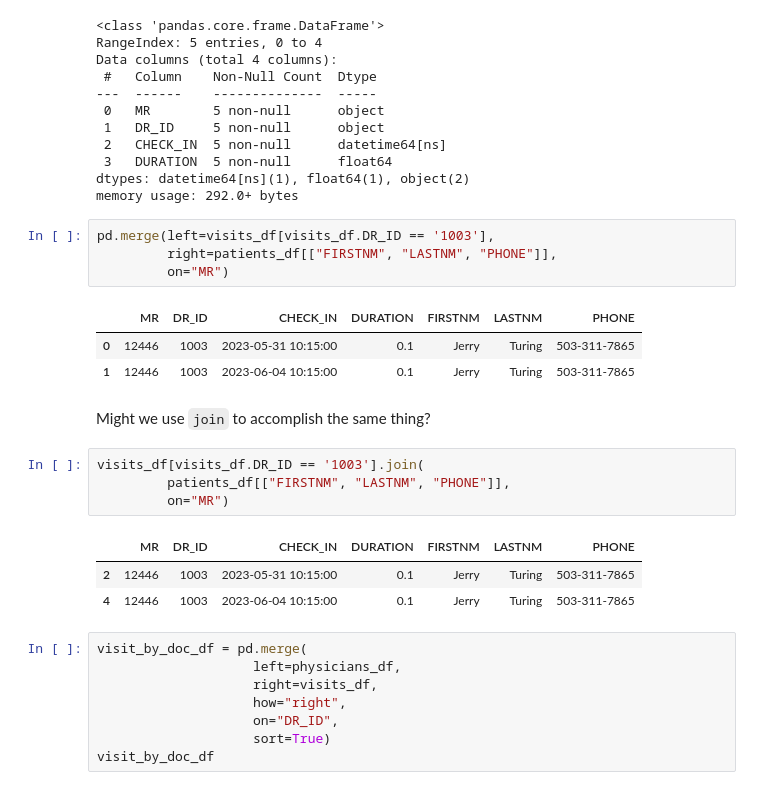
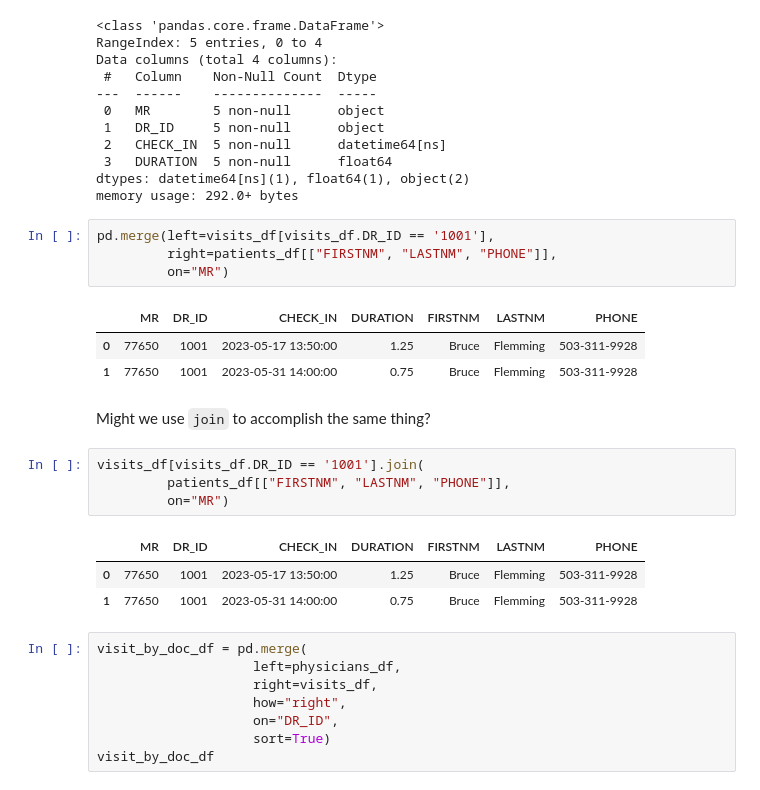
Before and after one commit to 4dsolutions/clarusway_data_analysis, a Jupyter notebook: DAwPy_S10_(Working with Text and Time Data)/DAwPy_S10_Joining_Tables.ipynb, the cells around one changed output. Drawn from its saved outputs; the diff is of its cells as text.

```diff
--- a/DAwPy_S10_(Working with Text and Time Data)/DAwPy_S10_Joining_Tables.ipynb
+++ b/DAwPy_S10_(Working with Text and Time Data)/DAwPy_S10_Joining_Tables.ipynb
@@ -198,23 +250,23 @@ Data columns (total 4 columns):
 dtypes: datetime64[ns](1), float64(1), object(2)
 memory usage: 292.0+ bytes
 # %%
-pd.merge(left=visits_df[visits_df.DR_ID == '1003'],
+pd.merge(left=visits_df[visits_df.DR_ID == '1001'],
          right=patients_df[["FIRSTNM", "LASTNM", "PHONE"]],
          on="MR")
 # %% [output]
 |  | MR | DR_ID | CHECK_IN | DURATION | FIRSTNM | LASTNM | PHONE |
-| 0 | 12446 | 1003 | 2023-05-31 10:15:00 | 0.1 | Jerry | Turing | 503-311-7865 |
-| 1 | 12446 | 1003 | 2023-06-04 10:15:00 | 0.1 | Jerry | Turing | 503-311-7865 |
+| 0 | 77650 | 1001 | 2023-05-17 13:50:00 | 1.25 | Bruce | Flemming | 503-311-9928 |
+| 1 | 77650 | 1001 | 2023-05-31 14:00:00 | 0.75 | Bruce | Flemming | 503-311-9928 |
 # %% [markdown]
 Might we use `join` to accomplish the same thing?
 # %%
-visits_df[visits_df.DR_ID == '1003'].join(
+visits_df[visits_df.DR_ID == '1001'].join(
          patients_df[["FIRSTNM", "LASTNM", "PHONE"]],
          on="MR")
 # %% [output]
 |  | MR | DR_ID | CHECK_IN | DURATION | FIRSTNM | LASTNM | PHONE |
-| 2 | 12446 | 1003 | 2023-05-31 10:15:00 | 0.1 | Jerry | Turing | 503-311-7865 |
-| 4 | 12446 | 1003 | 2023-06-04 10:15:00 | 0.1 | Jerry | Turing | 503-311-7865 |
+| 0 | 77650 | 1001 | 2023-05-17 13:50:00 | 1.25 | Bruce | Flemming | 503-311-9928 |
+| 1 | 77650 | 1001 | 2023-05-31 14:00:00 | 0.75 | Bruce | Flemming | 503-311-9928 |
 # %%
 visit_by_doc_df = pd.merge(
                     left=physicians_df,
```
Also changed, not shown: parts of 11 cells of this notebook.
